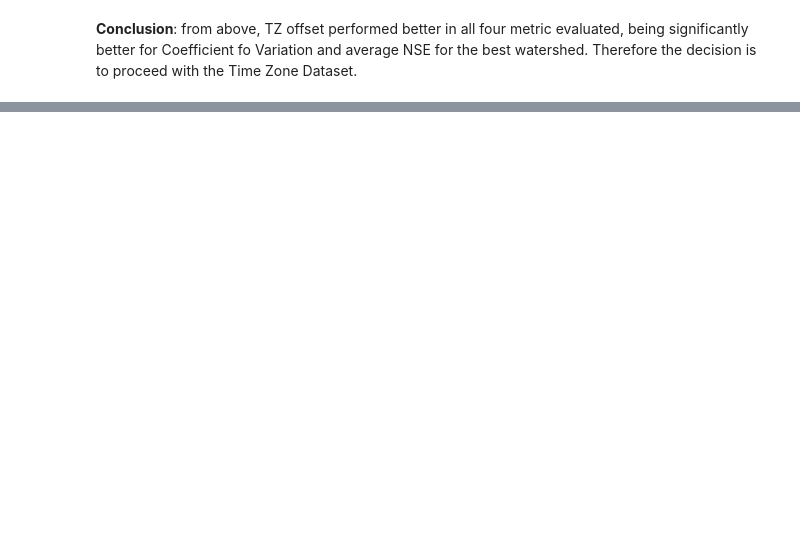
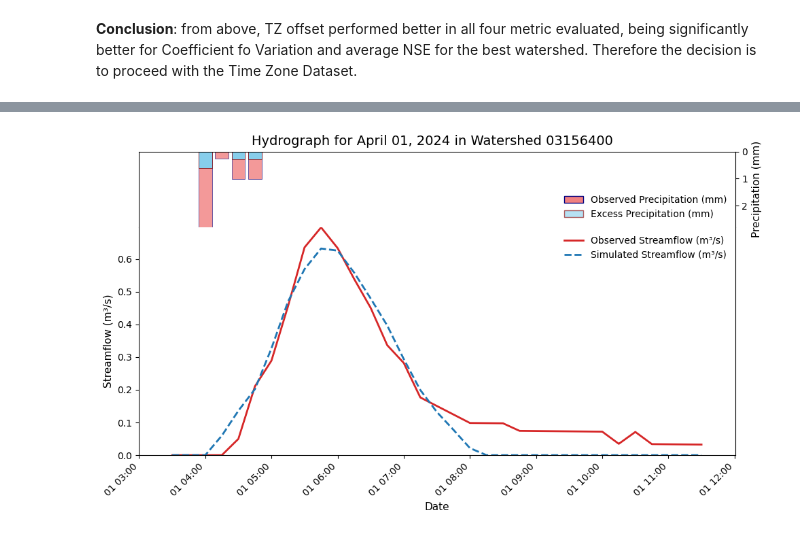
Before and after one commit to vpalvesalan/ML-ModClark-IUH-Model, a Jupyter notebook: notebooks/hydrological_model/13_ModClark_params_optimization.ipynb, the cells around one changed output, grey strips where cells are left out. Saved outputs shown, nothing was run; the diff lists cells and outputs as text; code cells hidden in the pictures; blank space fills up the shorter version.

```diff
--- a/notebooks/hydrological_model/13_ModClark_params_optimization.ipynb
+++ b/notebooks/hydrological_model/13_ModClark_params_optimization.ipynb
@@ -1075,0 +1011,76 @@ KeyboardInterrupt:
+# %%
+from importlib import reload
+# Custom Modules
+PROJECT_ROOT = Path.cwd().parent.parent
+sys.path.append(str(PROJECT_ROOT / 'src'))
+
+from hydrology.modclark_model import ModClarkModel
+import plotting_functions.hydrograph as hydrograph
+
+reload(hydrograph)
+
+# Best optmized storm event:  tz dataset
+tz_nse_path = PROJECT_ROOT / "data/gold/tabular/optmized_params/optmized_1000_tz_dataset.csv"
+tz_nse = pd.read_csv(tz_nse_path, dtype= {'ws_id':str})
+best_tz_ws = tz_nse.groupby('ws_id')['nse'].mean().idxmax()
+best_storm_id_for_best_tz_ws = tz_nse[tz_nse['ws_id'] == best_tz_ws].sort_values(by='nse',ascending=False)['storm_id'].iloc[0]
+
+# Storm metadata
+events_metadata_tz_offset_path = PROJECT_ROOT / 'data/gold/tabular/detected_storm_events_tz_offset.parquet'
+storm_events_tz_offset_metadata = pd.read_parquet(events_metadata_tz_offset_path)
+storm_metadata = storm_events_tz_offset_metadata[storm_events_tz_offset_metadata['storm_id'] == best_storm_id_for_best_tz_ws].iloc[0]
+
+# Load lined up data for the best storm event
+lined_up_data_tz_offset = pd.read_parquet(
+    PROJECT_ROOT / f'data/gold/tabular/lined_up_data/ws_{best_tz_ws}_tz_offset.parquet'
+)
+lined_up_data_tz_offset = lined_up_data_tz_offset.set_index('date').sort_index()
+df = lined_up_data_tz_offset.loc[storm_metadata['event_start']:storm_metadata['event_end']].copy()
+
+# Simulate the ModClarkModel
+# Load files for inputting params for modclark model
+vector_catch_path = PROJECT_ROOT / f'data/silver/geo/gpkg/watersheds/catchment_{best_tz_ws}.gpkg'
+vector_catch = gpd.read_file(vector_catch_path)
+target_crs = vector_catch.crs
+x_res, y_res = get_resolution_from_raster(best_tz_ws, PROJECT_ROOT, target_crs=target_crs)
+distance_grid = load_distance_grid(best_tz_ws, PROJECT_ROOT)
+cell_area = abs(x_res * y_res)
+
+# ModClarkModel optmized params
+params = tz_nse[tz_nse['storm_id'] == best_storm_id_for_best_tz_ws].iloc[0]
+model = ModClarkModel(
+    df=df,
+    distance_grid=distance_grid,
+    cell_area=cell_area,
+    delta_t=900
+)
+
+simulated_flow, excess_ppt,_,_ = model.simulate(
+    tc=params['tc_hr']*3600,
+    r=params['r_hr']*3600,
+    initial_loss=params['initial_loss_mm']/1000,
+    constant_loss_rate=params['constant_loss_mm_hr']/1000/3600
+)
+
+df['simulated_flow'] = simulated_flow
+df['excess_ppt'] = excess_ppt
+df['date'] = df.index
+df['excess_ppt'] = df['excess_ppt']*1000
+df['height'] = df['height'] * 1000
+
+# Plot the hydrograph
+hydrograph.hydrograph2(
+    df=df,
+    time_col='date',
+    streamflow_col='quickflow',
+    streamflow2_col='simulated_flow',
+    precip_col = 'height',
+    precip2_col='excess_ppt',
+    title=f"Hydrograph for {df['date'].iloc[0].strftime("%B %d, %Y")} in Watershed {best_tz_ws}",
+    P_units="mm",
+    S_units="m³/s",
+    ppt_legend=True,
+    stream_label=['Observed Streamflow (m³/s)', 'Simulated Streamflow (m³/s)']
+)
+# %% [output]
+[figure, added]
```
Also changed, not shown: parts of 33 cells of this notebook, 8 other files.
